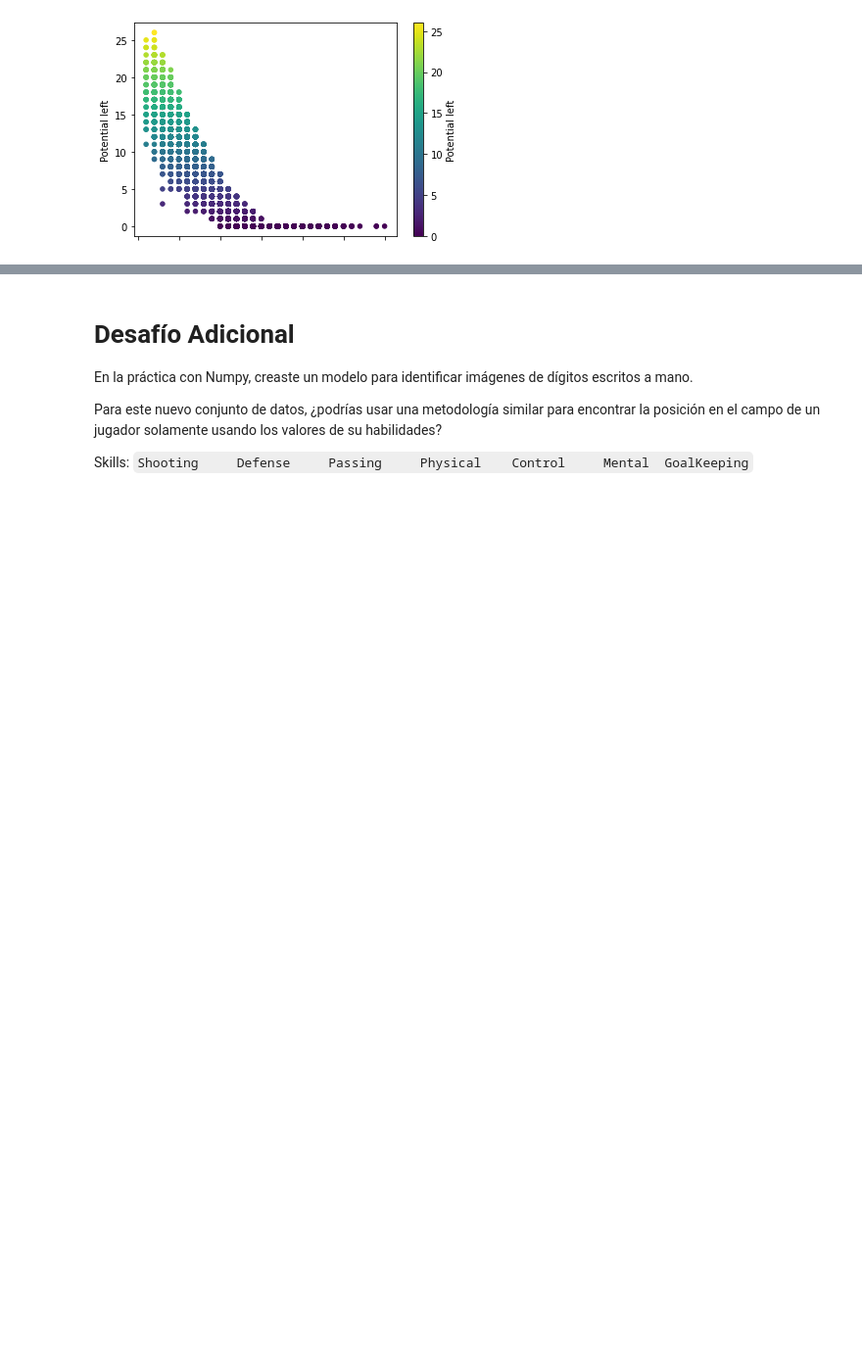
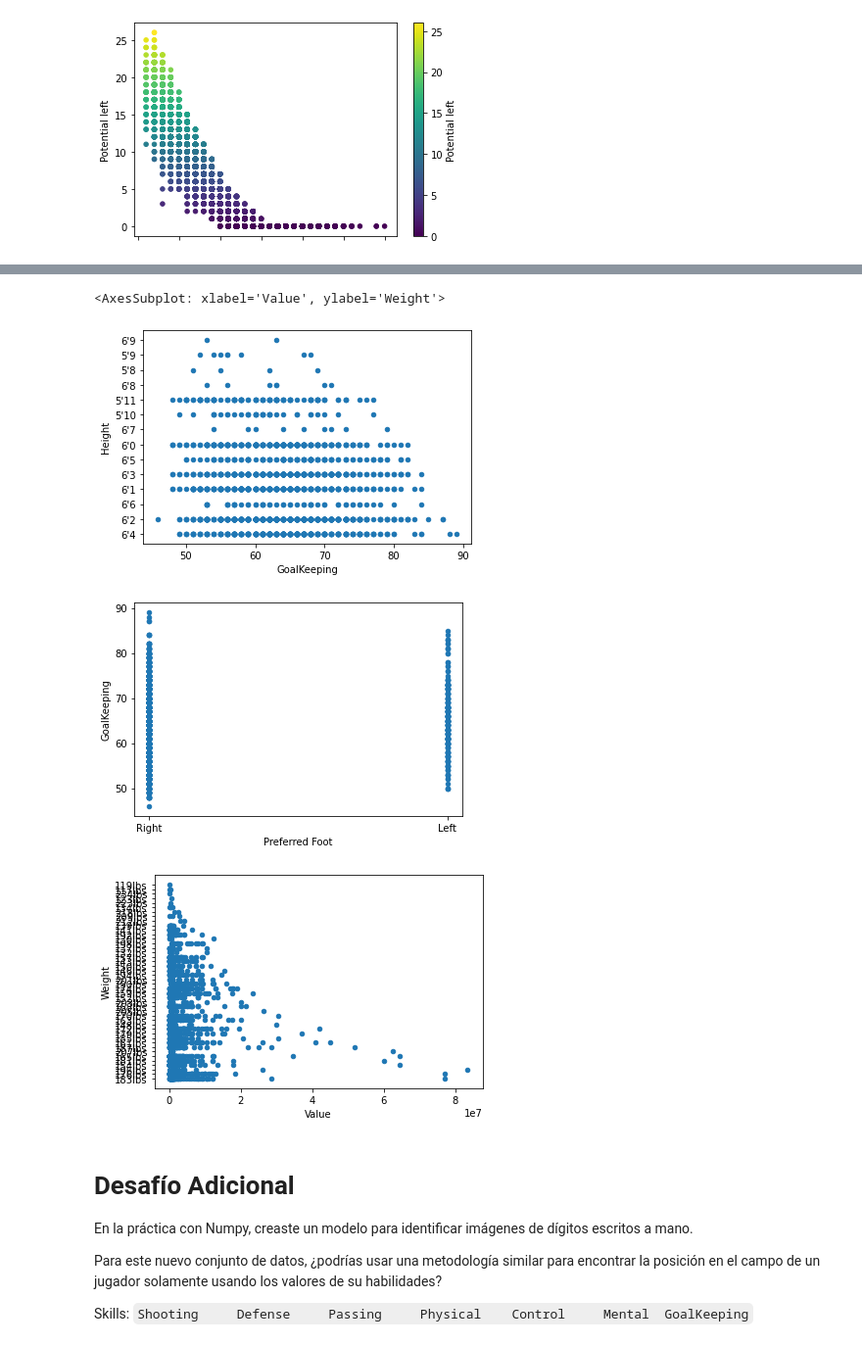
Before and after one commit to SalRmz/DCDP, a Jupyter notebook: 01 Programación en Python/notebooks/exercises/Practica3_Pandas.ipynb, the cells around one changed output, grey strips where cells are left out. Shown: that part at 98% size. Drawn from its saved outputs; the diff is of its cells as text; code cells hidden in the pictures; blank space fills up the shorter version.

```diff
--- a/01 Programación en Python/notebooks/exercises/Practica3_Pandas.ipynb
+++ b/01 Programación en Python/notebooks/exercises/Practica3_Pandas.ipynb
@@ -613,3 +622,12 @@ fifa_df.plot.scatter('Age','Potential left',c='Potential left',colormap='viridis
+# %%
+fifa_df[(fifa_df.Position=="Goalkeeper (GK)")].plot.scatter('GoalKeeping','Height',c=None)
+fifa_df[(fifa_df.Position=="Goalkeeper (GK)")].plot.scatter('Preferred Foot','GoalKeeping',c=None)
+fifa_df[(fifa_df.Position=="Striker (ST)")].plot.scatter('Value','Weight')
+# %% [output]
+<AxesSubplot: xlabel='Value', ylabel='Weight'>
+[figure, added]
+[figure, added]
+[figure, added]
 # %% [markdown]
 # Desafío Adicional
 
```
Also changed, not shown: parts of 12 cells of this notebook.
